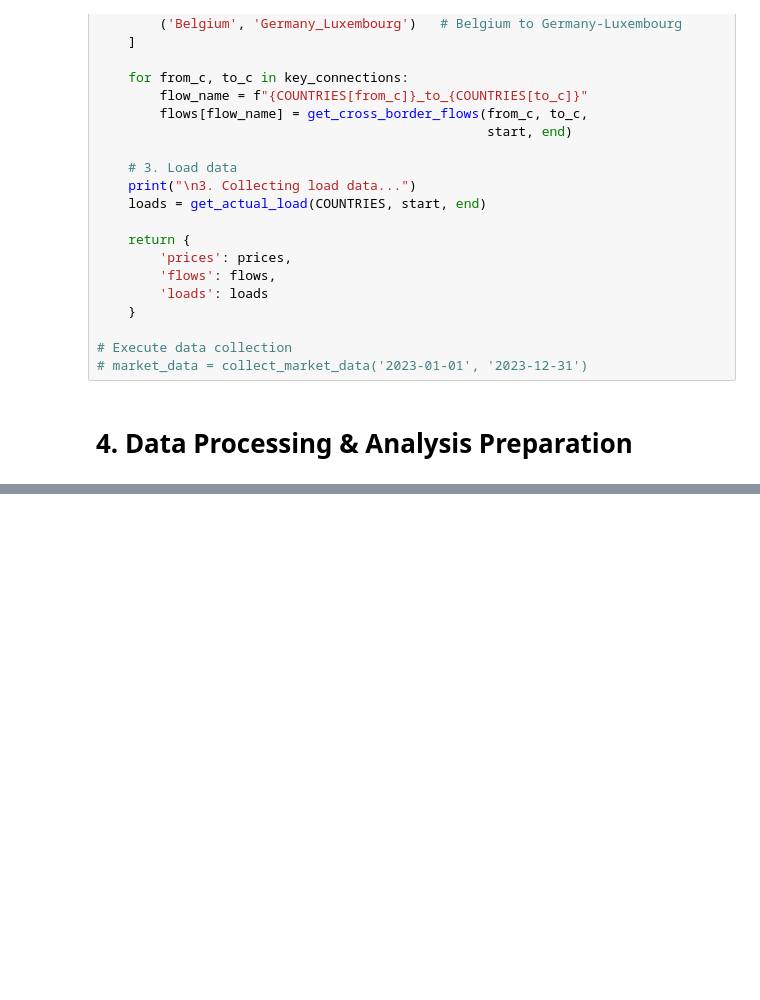
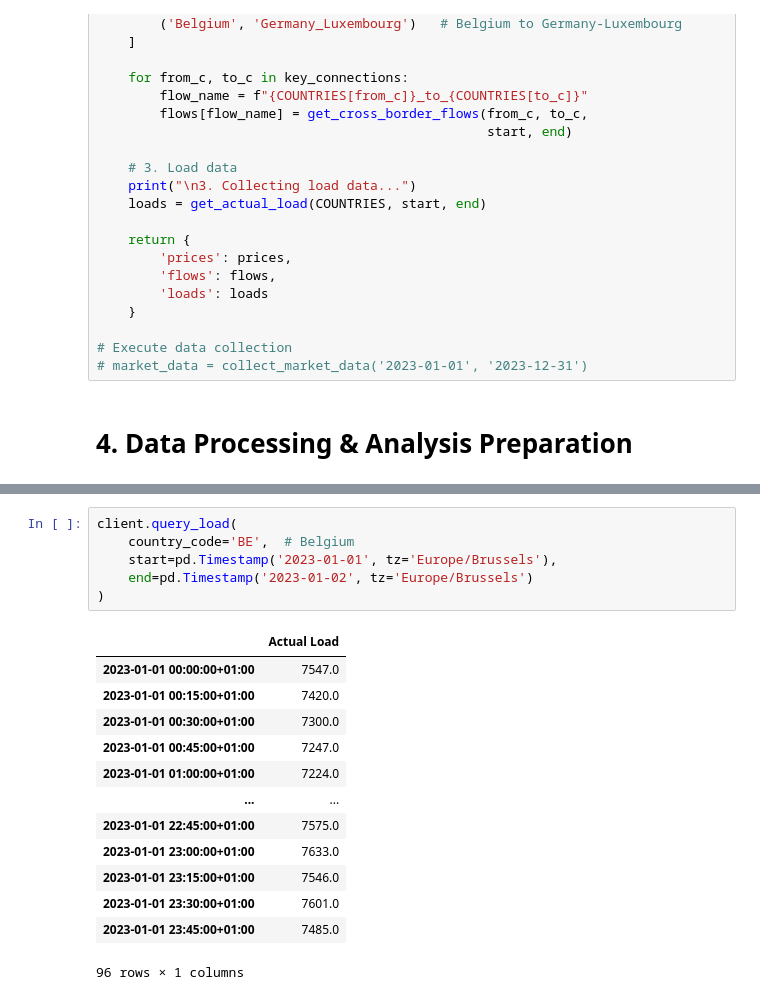
Before and after one commit to Data-JP/European_energy_market_analysis, a Jupyter notebook: European_energy_market_analysis.ipynb, the cells around one changed output, grey strips where cells are left out. Drawn from its saved outputs; the diff is of its cells as text; blank space fills up the shorter version.

```diff
--- a/European_energy_market_analysis.ipynb
+++ b/European_energy_market_analysis.ipynb
@@ -397,3 +507,23 @@ def visualize_prices(price_df):
 ✅ Load data for Germany: 576 records
 ✅ Load data for Luxembourg: 576 records
 KeyError: 'prices'
+# %%
+client.query_load(
+    country_code='BE',  # Belgium
+    start=pd.Timestamp('2023-01-01', tz='Europe/Brussels'),
+    end=pd.Timestamp('2023-01-02', tz='Europe/Brussels')
+)
+# %% [output]
+|  | Actual Load |
+| 2023-01-01 00:00:00+01:00 | 7547.0 |
+| 2023-01-01 00:15:00+01:00 | 7420.0 |
+| 2023-01-01 00:30:00+01:00 | 7300.0 |
+| 2023-01-01 00:45:00+01:00 | 7247.0 |
+| 2023-01-01 01:00:00+01:00 | 7224.0 |
+| ... | ... |
+| 2023-01-01 22:45:00+01:00 | 7575.0 |
+| 2023-01-01 23:00:00+01:00 | 7633.0 |
+| 2023-01-01 23:15:00+01:00 | 7546.0 |
+| 2023-01-01 23:30:00+01:00 | 7601.0 |
+| 2023-01-01 23:45:00+01:00 | 7485.0 |
+96 rows × 1 columns
```
Also changed, not shown: parts of 8 cells of this notebook, 4 other files.
